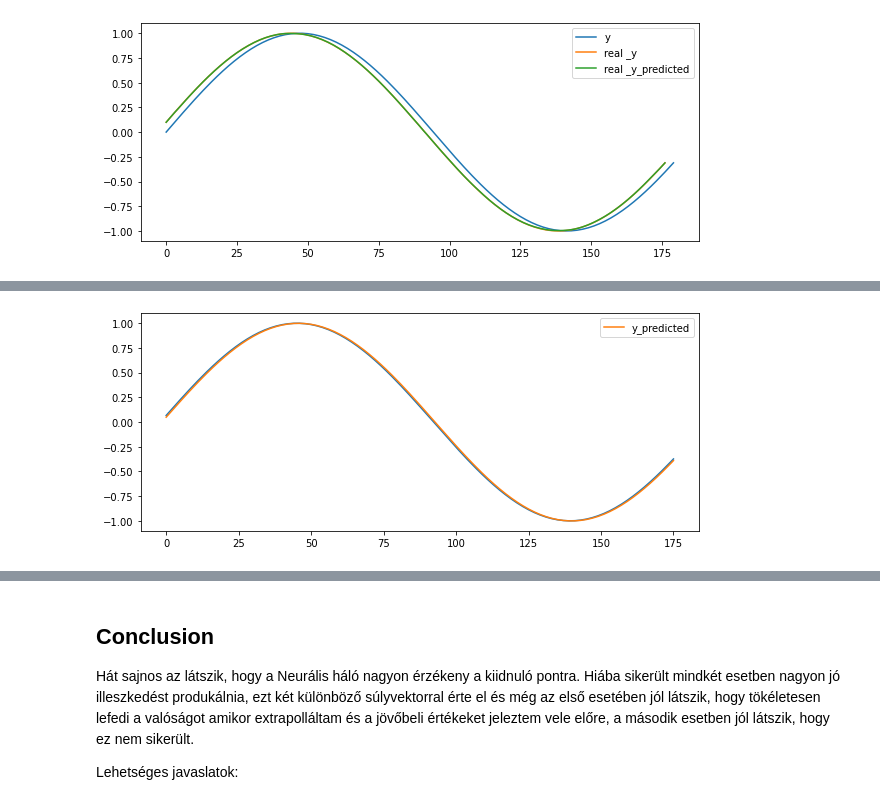
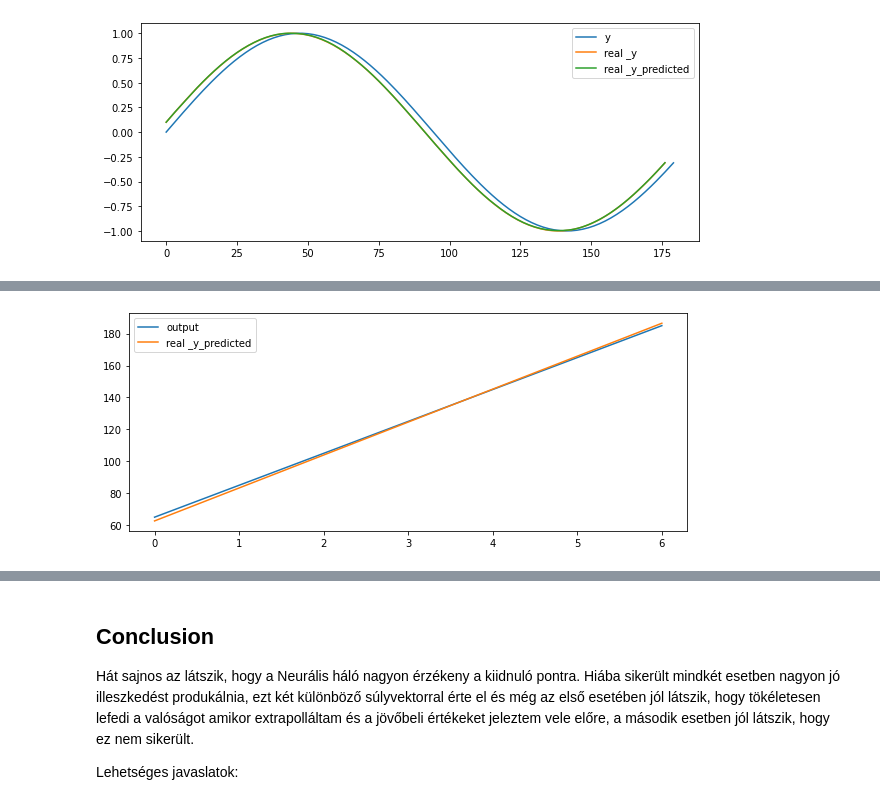
Before and after one commit to JoDeMiro/Keras, a Jupyter notebook: 05_Keras_Time_Series_Forcasting_via_1D_Convolution.ipynb, the cells around one changed output, grey strips where cells are left out. Drawn from its saved outputs; the diff is of its cells as text; code cells hidden in the pictures.

Commit message:
1D Convolution on Time Series Data

```diff
--- a/05_Keras_Time_Series_Forcasting_via_1D_Convolution.ipynb
+++ b/05_Keras_Time_Series_Forcasting_via_1D_Convolution.ipynb
@@ -794,0 +919,2 @@ plot_result(y_predicted, _y)
+# %%
+n_features = 1
@@ -901,17 +968,0 @@ n_inputs, n_outputs = 2, 1
-# %%
-import keras
-
-first_layer_neurons = 2
-activation_function = 'tanh'      #--------> 'relu', 'sigmoid', 'selu' -----> https://keras.io/api/layers/activations/
-loss_function = 'mse'             #--------> 'mse', 'mae'              -----> https://keras.io/api/losses/regression_losses/
-
-# define the model
-model = keras.Sequential()
-# --------> first input layer
-# model.add(keras.layers.Dense(first_layer_neurons, input_dim=n_inputs, activation=activation_function))           # Egy bemenet
-model.add(keras.layers.Dense(first_layer_neurons, input_dim=n_inputs))           # Egy bemenet
-# --------> last output layer
-model.add(keras.layers.Dense(n_outputs))                # Valahány kimenet
-model.compile(loss=loss_function, optimizer='adam')     # Mean absolute error a hibafüggvény ---------> https://keras.io/api/losses/regression_losses/
-
-model.summary()
@@ -931,0 +975,10 @@ _________________________________________________________________
+# %%
+# one time series per head
+n_features = 1
+
+# separate input data
+_X1 = _X[:, :, 0].reshape(_X.shape[0], _X.shape[1], n_features)
+_X2 = _X[:, :, 1].reshape(_X.shape[0], _X.shape[1], n_features)
+
+print(_X1.shape)
+print(_X2.shape)
@@ -932,5 +988,5 @@ _________________________________________________________________
 # %%
-history = model.fit(input, output, verbose=0, batch_size = 32, epochs=100) # ------> batch_size = 32 (default)
+history = model.fit(x=[_X1, _X2], y=_y, verbose=0, epochs=900)
 # %%
 def plot_loss(history):
   plt.plot(history.history['loss'], label='loss')
@@ -947,11 +1001,10 @@ y_predicted = model.predict(input)
 # %%
-def plot_result(y_predicted, _y):
-  plt.figure(figsize=(10, 4))
-  plt.plot(_y, label = '_y')
-  plt.plot(y_predicted, label = 'y_predicted')
-  plt.legend()
-  plt.show()
+_y_predicted = model.predict([_X1, _X2])
 
-plot_result(y_predicted, _y)
+plt.subplots(figsize=(10, 4))
+plt.plot(output, label = 'output')
+plt.plot(_y_predicted, label = 'real _y_predicted')
+plt.legend()
+plt.show()
 # %% [output]
-[figure, old version]
+[figure, new version]
```
Also changed, not shown: parts of 136 cells of this notebook.
